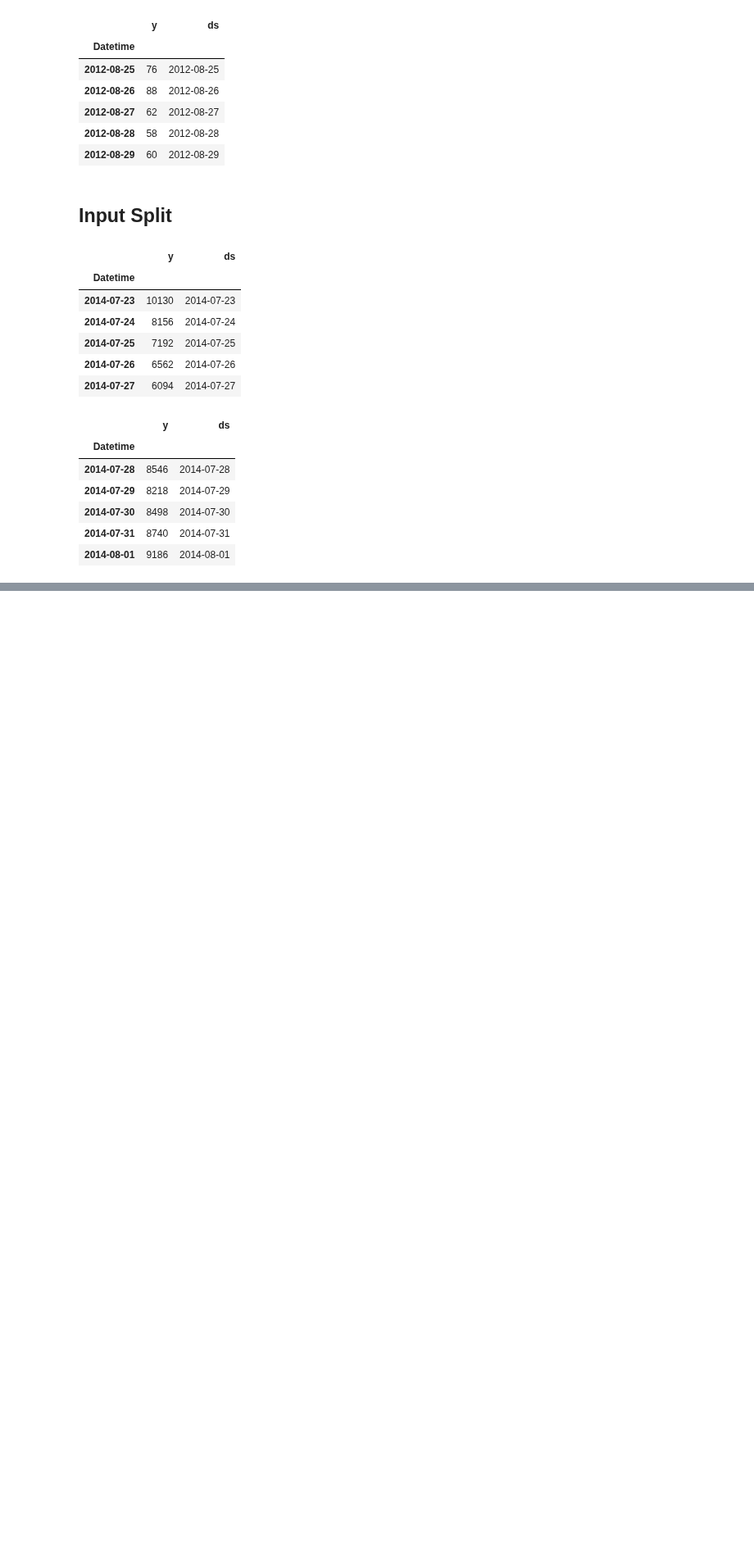
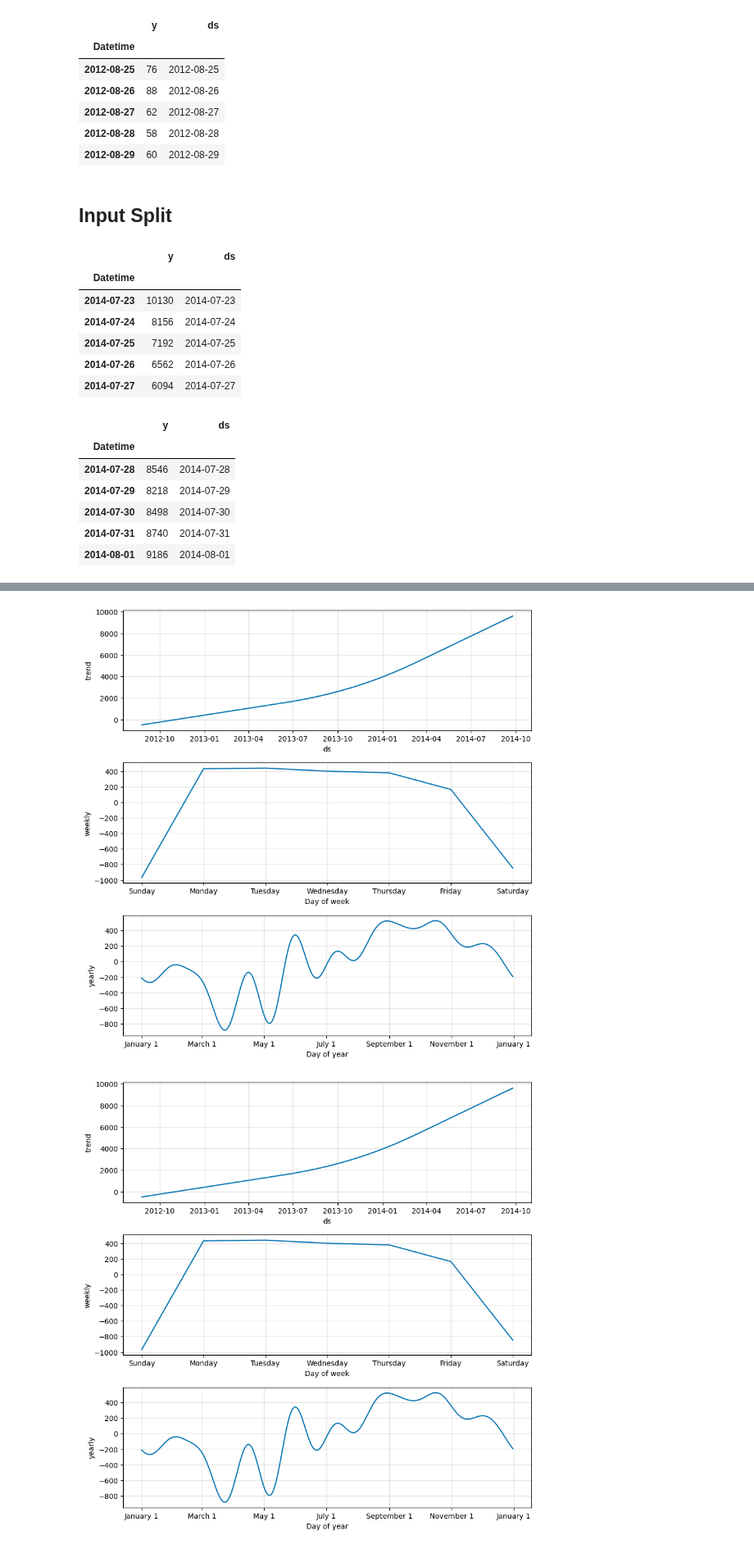
Before and after one commit to BhavyaT-135/Python-ML-Bootcamp, a Jupyter notebook: 08_traffic_forecast_time_series/traffic_forecast_time_series.ipynb, the cells around one changed output, grey strips where cells are left out. Shown at 82% size. Cells and saved outputs as stored; diff of their text form; code cells hidden in the pictures; blank space fills up the shorter version.

Commit message:
🚀 Model training and plotting - traffic forecast

```diff
--- a/08_traffic_forecast_time_series/traffic_forecast_time_series.ipynb
+++ b/08_traffic_forecast_time_series/traffic_forecast_time_series.ipynb
@@ -139,0 +142,3 @@ test.head()
+# %%
+model = Prophet(yearly_seasonality=True, seasonality_prior_scale=0.9)
+model.fit(train)
@@ -139,0 +149,3 @@ test.head()
+# %%
+future = model.make_future_dataframe(periods = 60)
+future
@@ -139,0 +166,3 @@ test.head()
+# %%
+forecast = model.predict(future)
+forecast.head()
@@ -139,0 +176,5 @@ test.head()
+# %%
+model.plot_components(forecast)
+# %% [output]
+[figure, added]
+[figure, added]
```
Also changed, not shown: parts of 10 cells of this notebook.
